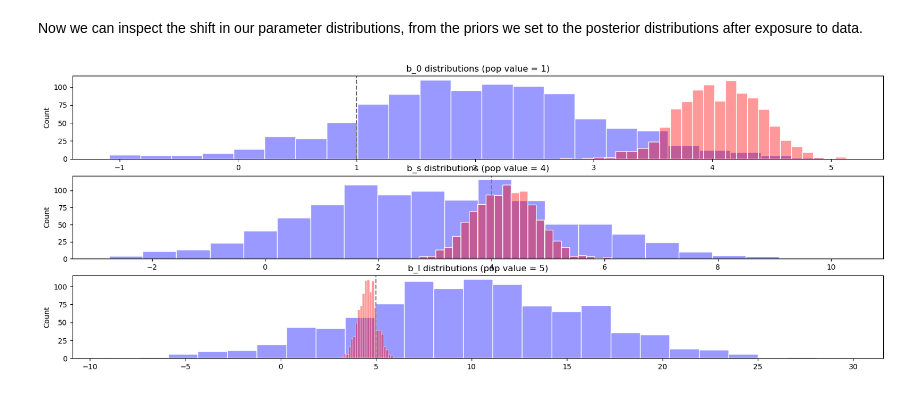
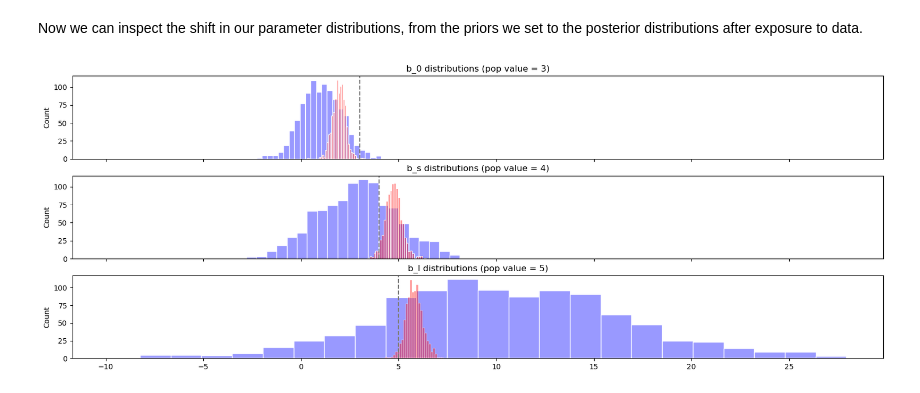
Before and after one commit to choct155/statsConcepts, a Jupyter notebook: BayesianUpdate.ipynb, the cells around one changed output. Saved outputs shown, nothing was run; the diff lists cells and outputs as text; code cells hidden in the pictures.

Commit message:
Completed graph fold

```diff
--- a/BayesianUpdate.ipynb
+++ b/BayesianUpdate.ipynb
@@ -46,7 +46,7 @@ where $S$ and $L$ can both take values in $\{0, 1\}$.
 # %%
 with pm.Model() as gen_model:
     # We are hard coding our coefficients instead of estimating them
-    beta: pt.TensorConstant = pm.Deterministic("beta", pm.math.constant([1, 4, 5]))
+    beta: pt.TensorConstant = pm.Deterministic("beta", pm.math.constant([3, 4, 5]))
 
     # Our input data includes a column of ones to accommodate the intercept
     intercept: pt.TensorConstant = pm.Deterministic("intercept", pm.math.ones(shape=(1,)))
@@ -56,7 +56,7 @@ with pm.Model() as gen_model:
 
     # The data above compute the expected value, while epsilon provides the
     # variance around that value
-    e: pt.TensorVariable = pm.Normal(mu=3, sigma=1.2, name="e")
+    e: pt.TensorVariable = pm.Normal(mu=0, sigma=1.2, name="e")
 
     # Our simulated output is now just arithmetic given the inputs
     bt: pt.TensorVariable = pm.Deterministic("bt", pt.sum(beta * data) + e)
@@ -212,7 +212,7 @@ obs_chunks: List[Tuple[int, int]] = [(i*obs_increment, (i+1)*obs_increment) for
 
 with pm.Model() as est_model:
     # Now we are estimating our coefficients, so we need priors
-    beta_0: pt.TensorVariable = pm.Normal(mu=2, sigma=1, name="b_0")
+    beta_0: pt.TensorVariable = pm.Normal(mu=1, sigma=1, name="b_0")
     beta_1: pt.TensorVariable = pm.Normal(mu=3, sigma=2, name="b_s")
     beta_2: pt.TensorVariable = pm.Normal(mu=10, sigma=6, name="b_l")
     b_est: pt.TensorVariable = pm.Deterministic("b_est", pt.stack([beta_0, beta_1, beta_2]))
@@ -249,32 +249,32 @@ Now we can inspect the shift in our parameter distributions, from the priors we
 dists: Dict[str, Dict[str, np.array]] = {
     "b_0": {
         "pop_value": np.array([data.prior.beta.values[0][0][0]]),
         "prior_dist": est_prior.prior.b_0.values[0],
         "post_dist": est_trace.posterior.b_0.values[0]
     },
     "b_s": {
         "pop_value": np.array([data.prior.beta.values[0][0][1]]),
         "prior_dist": est_prior.prior.b_s.values[0],
         "post_dist": est_trace.posterior.b_s.values[0]
     },
     "b_l": {
         "pop_value": np.array([data.prior.beta.values[0][0][2]]),
         "prior_dist": est_prior.prior.b_l.values[0],
         "post_dist": est_trace.posterior.b_l.values[0]
     }
 }
 
 def dist_compare(coeff: str, ax: plt.Axes, dist_dict: Dict[str, Dict[str, np.array]] = dists) -> plt.Axes:
     pop_value: float = dist_dict[coeff]["pop_value"][0]
     prior_dist: np.array = dist_dict[coeff]["prior_dist"]
     post_dist: np.array = dist_dict[coeff]["post_dist"]
     sb.histplot(prior_dist, color="blue", label="prior", ax=ax, alpha=0.4, ec="white")
     sb.histplot(post_dist, color="red", label="posterior", ax=ax, alpha=0.4, ec="white")
     ax.axvline(x=pop_value, linestyle="--", color="grey")
     ax.set_title(f"{coeff} distributions (pop value = {pop_value})")
 
-fig, ax = plt.subplots(3, figsize=(20, 7))
+fig, ax = plt.subplots(3, figsize=(20, 7), sharex=True)
 for i, c in enumerate(["b_0", "b_s", "b_l"]):
     dist_compare(c, ax[i])
 # %% [output]
-[figure, old version]
+[figure, new version]
```
Also changed, not shown: parts of 10 cells of this notebook, 8 other files.
